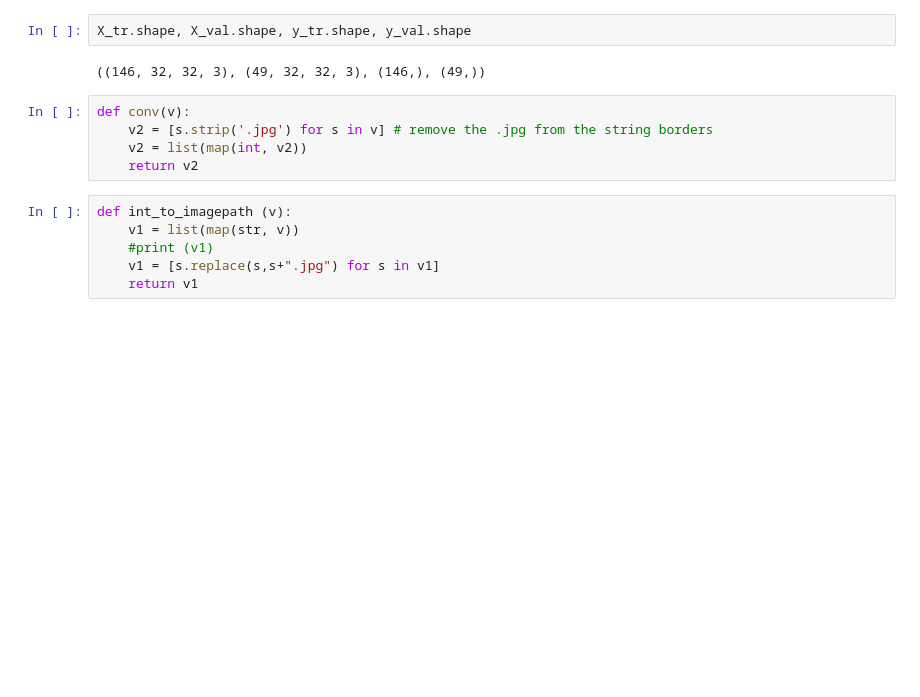
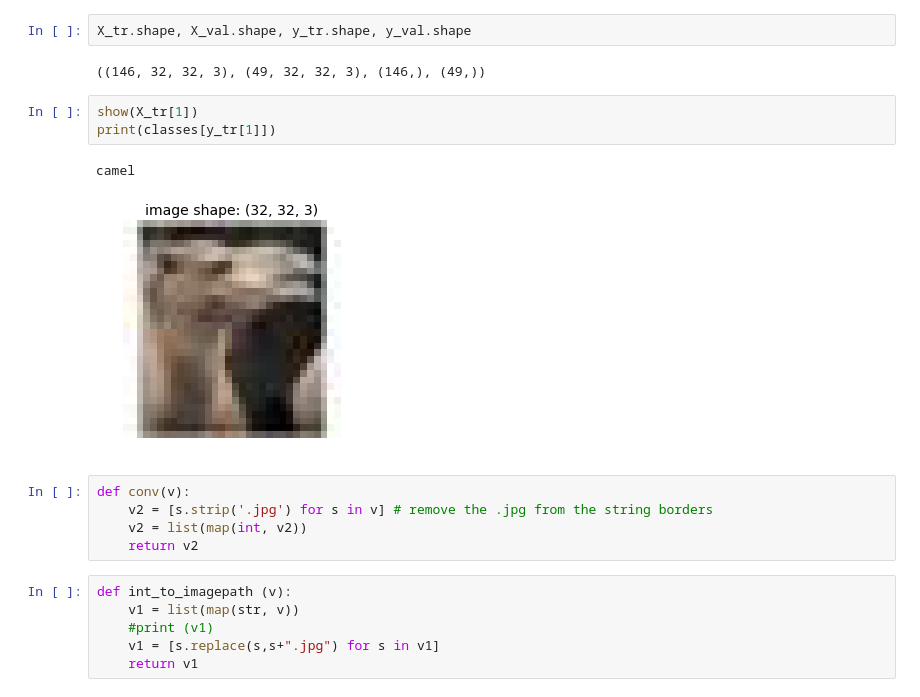
Before and after one commit to JeremyBouhi/DeepLearning, a Jupyter notebook: DeepLearningProject.ipynb, the cells around one changed output. Saved outputs shown, nothing was run; the diff lists cells and outputs as text; blank space fills up the shorter version.

```diff
--- a/DeepLearningProject.ipynb
+++ b/DeepLearningProject.ipynb
@@ -104,6 +104,12 @@ X_tr, X_val, y_tr, y_val = get_splitted_data_with_size(
 X_tr.shape, X_val.shape, y_tr.shape, y_val.shape
 # %% [output]
 ((146, 32, 32, 3), (49, 32, 32, 3), (146,), (49,))
+# %%
+show(X_tr[1])
+print(classes[y_tr[1]])
+# %% [output]
+camel
+[figure, added]
 # %%
 def conv(v):
     v2 = [s.strip('.jpg') for s in v] # remove the .jpg from the string borders
```
Also changed, not shown: parts of 1 cell of this notebook.
